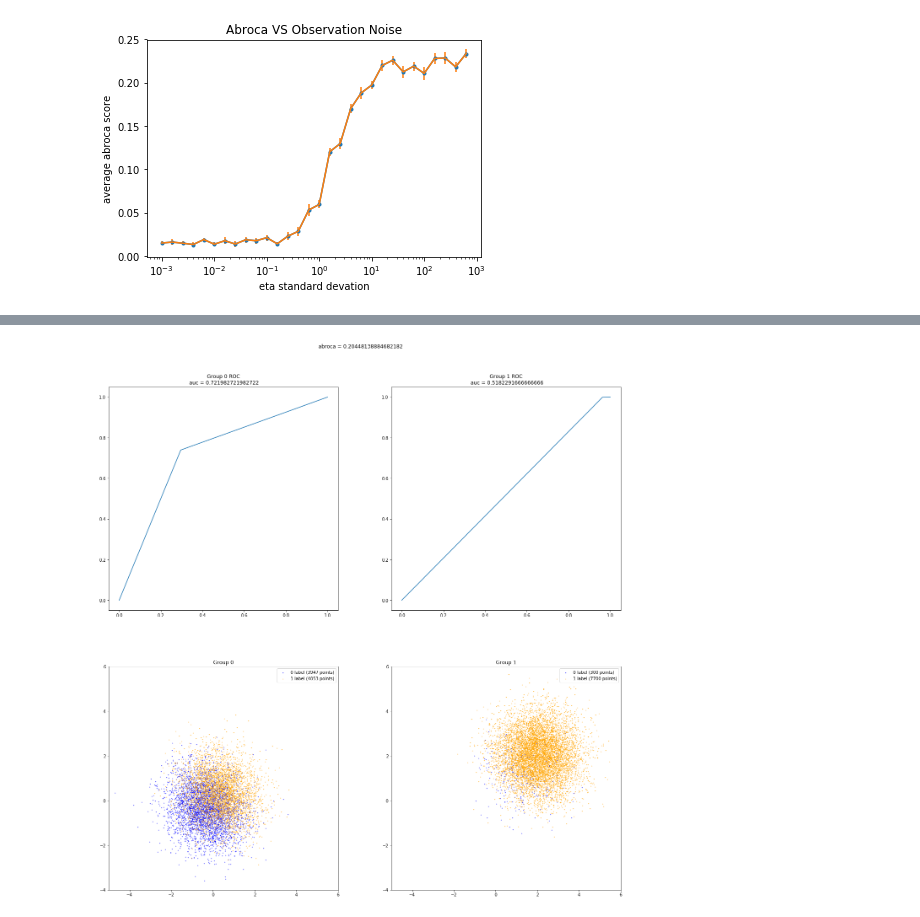
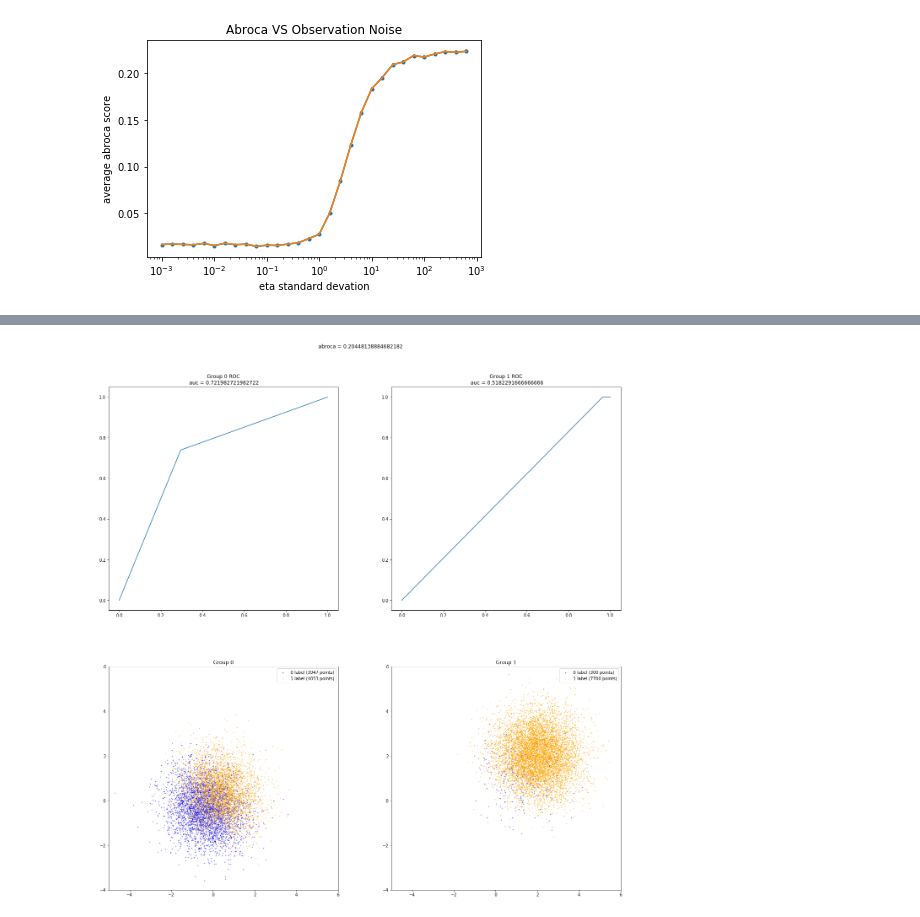
Before and after one commit to 13nat1313/ABROCAproject, a Jupyter notebook: ABROCAproject.ipynb, the cells around one changed output, grey strips where cells are left out. Saved outputs shown, nothing was run; the diff lists cells and outputs as text; code cells hidden in the pictures.

```diff
--- a/ABROCAproject.ipynb
+++ b/ABROCAproject.ipynb
@@ -23,18 +23,18 @@ import src.ABROCA as ABROCA
 # %%
 # observation noise vs. ABROCA plot example
 eta_sds = [10**i for i in np.arange(-3,3,0.2)]
-avg_abrocas, errors = ABROCA.ABROCAvs_plot('obs_noise', eta_sds, s=13, n=10000, r=10)
+avg_abrocas, errors = viz.ABROCAvs_plot('obs_noise', eta_sds, s=13, n=10000, r=100)
 plt.xscale('log')
 plt.yscale('linear')
 plt.plot(eta_sds, avg_abrocas, marker='.')
 plt.errorbar(eta_sds, avg_abrocas, yerr=errors)
 plt.xlabel('eta standard devation')
 plt.ylabel('average abroca score')
 plt.title('Abroca VS Observation Noise')
 plt.savefig('figures/abroca-vs-obsnoise.png')
 plt.show()
 # %% [output]
-[figure, old version]
+[figure, new version]
 # %%
 # sample imbalance vs. ABROCA plot example
 p0 = [.01,.05,.1,.2,.3,.4,.5,.6,.7,.8,.9,.95,.99]
```
Also changed, not shown: parts of 5 cells of this notebook, 8 other files.
